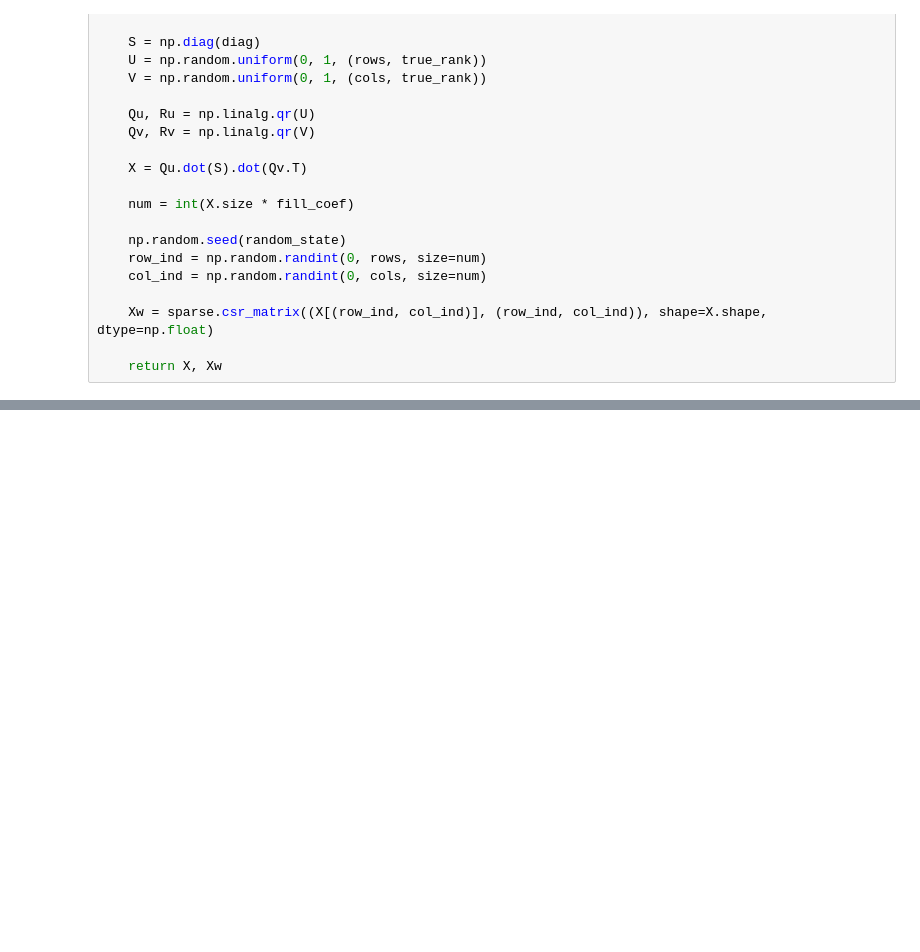
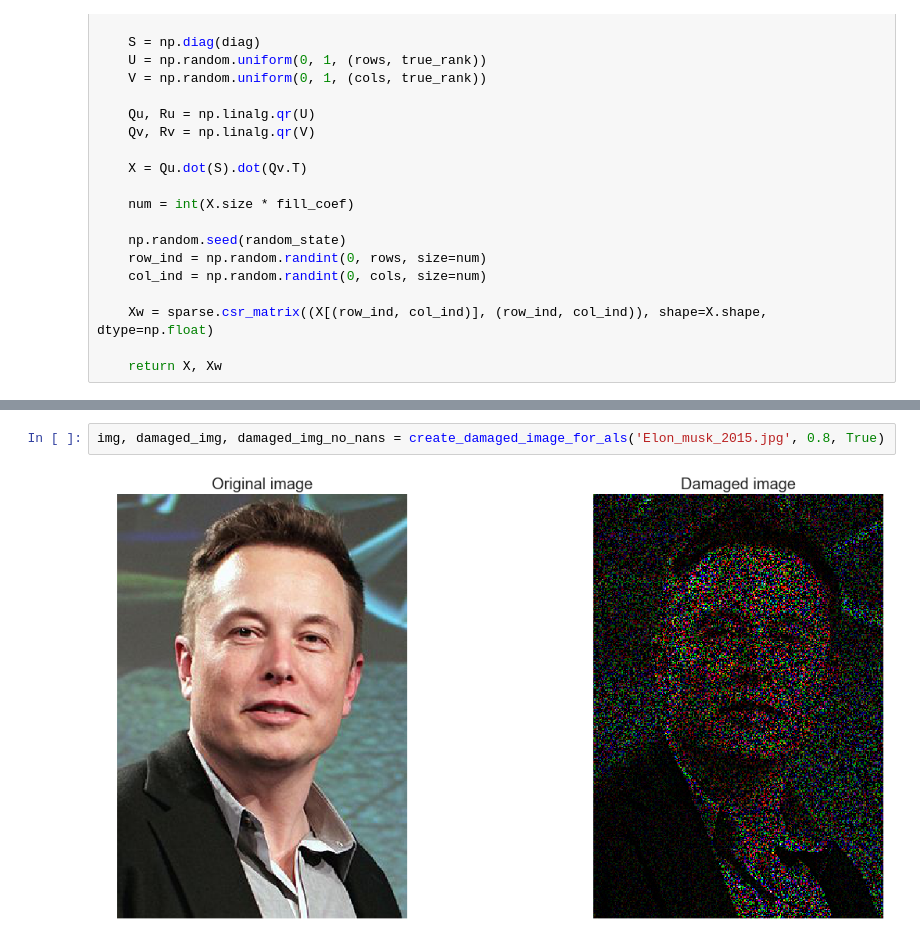
Before and after one commit to svmakarychev/Matrix-Completion, a Jupyter notebook: Experiments.ipynb, the cells around one changed output, grey strips where cells are left out. Saved outputs shown, nothing was run; the diff lists cells and outputs as text; blank space fills up the shorter version.

```diff
--- a/Experiments.ipynb
+++ b/Experiments.ipynb
@@ -182,0 +184,4 @@ plot.legend(loc = 'upper right', prop={'size': 20})
+# %%
+img, damaged_img, damaged_img_no_nans = create_damaged_image_for_als('Elon_musk_2015.jpg', 0.8, True)
+# %% [output]
+[figure, added]
```
Also changed, not shown: parts of 24 cells of this notebook.
